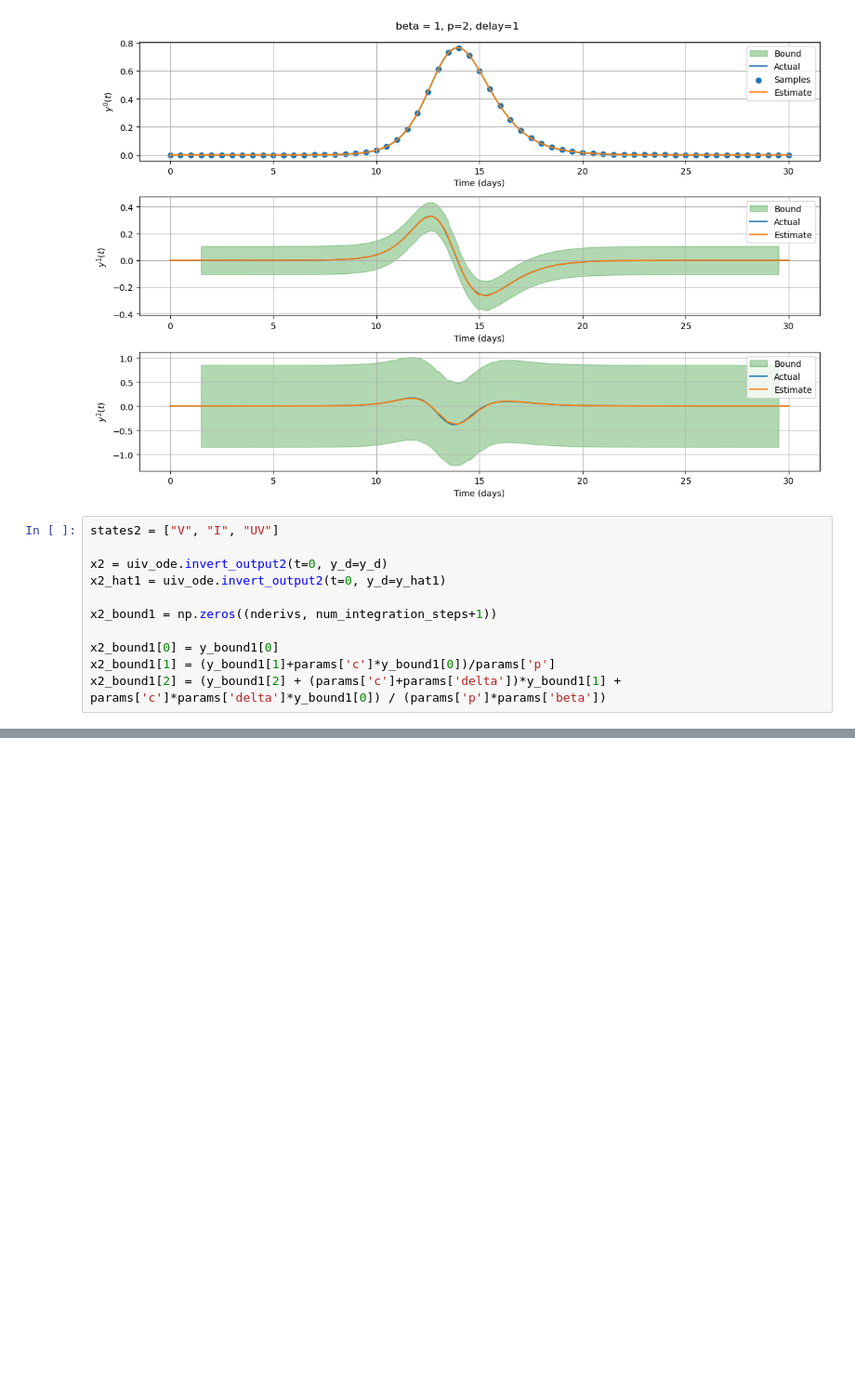
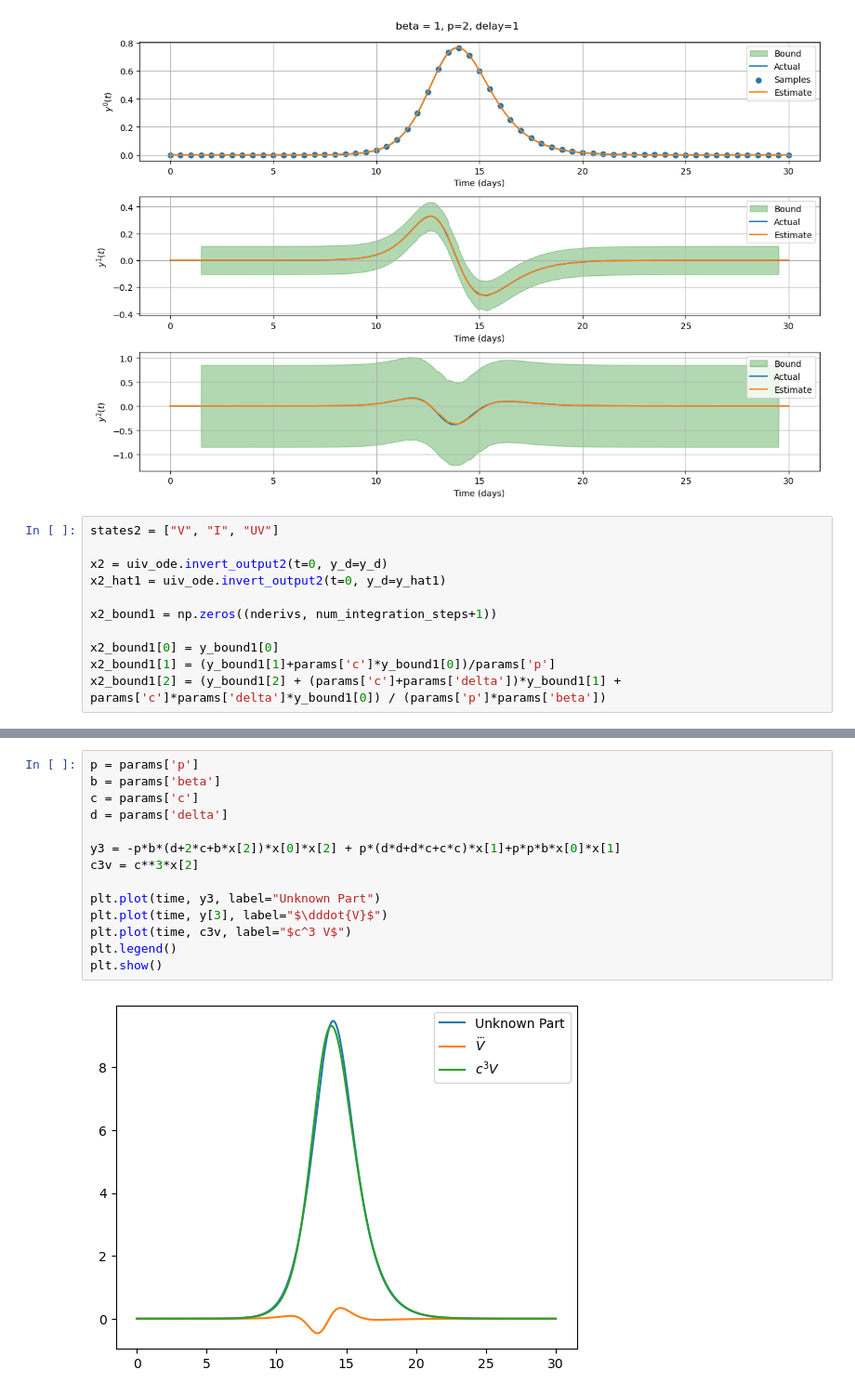
Before and after one commit to rahalnanayakkara/nonlinear_observers, a Jupyter notebook: epidemiology/bounds_notebook.ipynb, the cells around one changed output, grey strips where cells are left out. Shown at 93% size. Drawn from its saved outputs; the diff is of its cells as text; blank space fills up the shorter version.

```diff
--- a/epidemiology/bounds_notebook.ipynb
+++ b/epidemiology/bounds_notebook.ipynb
@@ -155,0 +170,16 @@ f3.tight_layout()
+# %%
+p = params['p']
+b = params['beta']
+c = params['c']
+d = params['delta']
+
+y3 = -p*b*(d+2*c+b*x[2])*x[0]*x[2] + p*(d*d+d*c+c*c)*x[1]+p*p*b*x[0]*x[1]
+c3v = c**3*x[2]
+
+plt.plot(time, y3, label="Unknown Part")
+plt.plot(time, y[3], label="$\dddot{V}$")
+plt.plot(time, c3v, label="$c^3 V$")
+plt.legend()
+plt.show()
+# %% [output]
+[figure, added]
```
Also changed, not shown: parts of 10 cells of this notebook, 2 other files.
